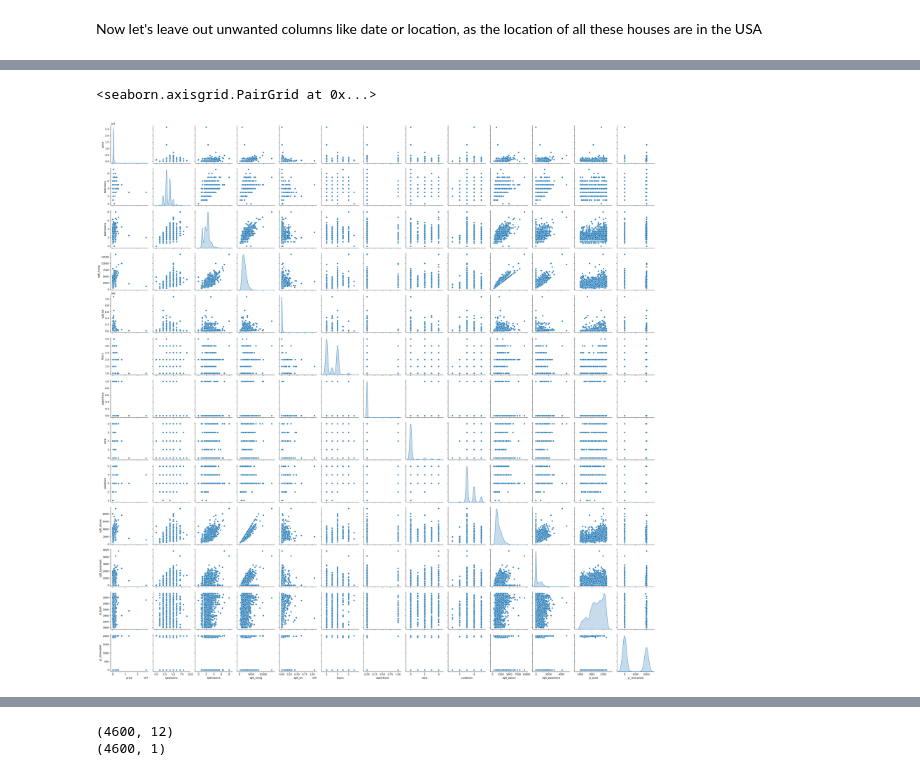
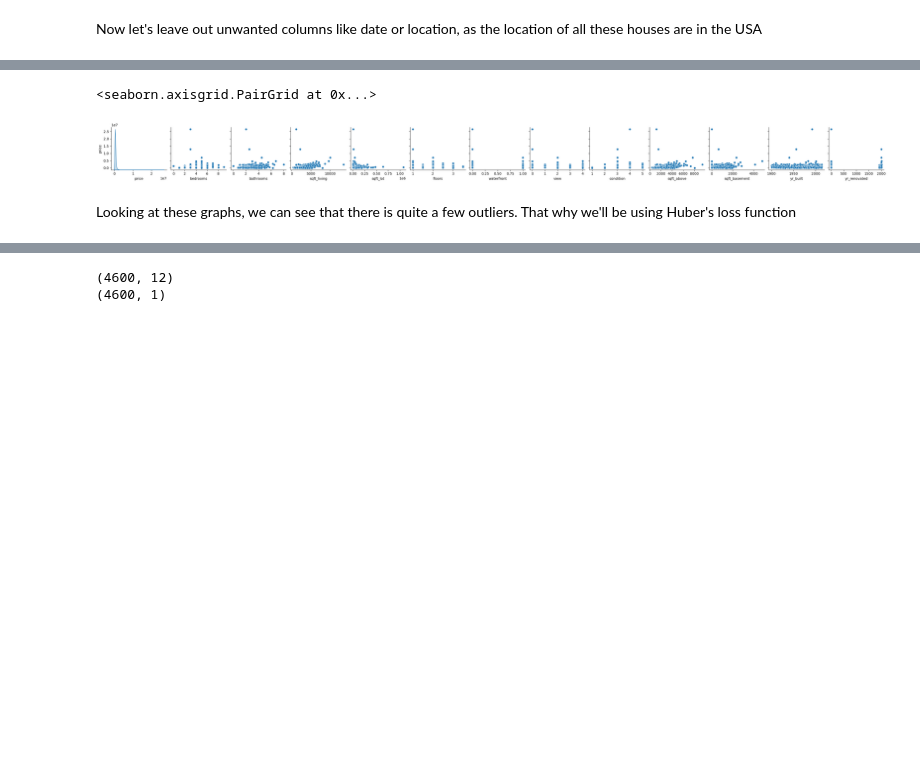
Before and after one commit to DangGiaChi/Deep-Learning-for-Computer-Vision-with-Python-and-TensorFlow-Course, a Jupyter notebook: Car-Price-Prediction/House_price_prediction.ipynb, the cells around one changed output, grey strips where cells are left out. Drawn from its saved outputs; the diff is of its cells as text; code cells hidden in the pictures; blank space fills up the shorter version.

```diff
--- a/Car-Price-Prediction/House_price_prediction.ipynb
+++ b/Car-Price-Prediction/House_price_prediction.ipynb
@@ -61,8 +70,10 @@ print(dataset)
 # %%
-sns.pairplot(dataset, diag_kind="kde")
+sns.pairplot(data=dataset, x_vars=list(dataset), y_vars=["price"], diag_kind="kde")
 # %% [output]
 <seaborn.axisgrid.PairGrid at 0x...>
-[figure, old version]
+[figure, new version]
+# %% [markdown]
+Looking at these graphs, we can see that there is quite a few outliers. That why we'll be using Huber's loss function
 # %%
 dataset = tf.constant(dataset)
 dataset = tf.cast(dataset, dtype=tf.float32)
```
Also changed, not shown: parts of 25 cells of this notebook, 2 other files.
